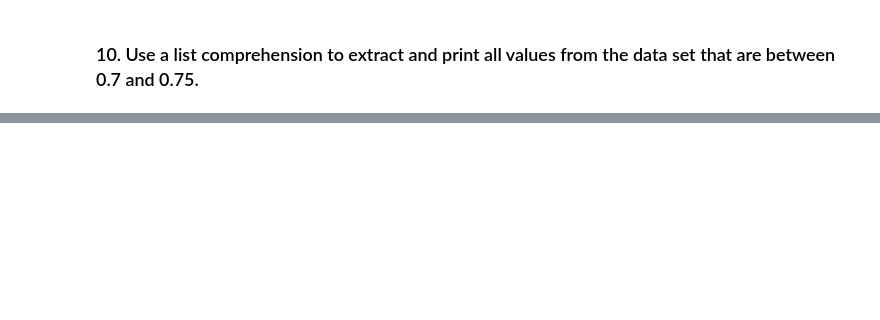
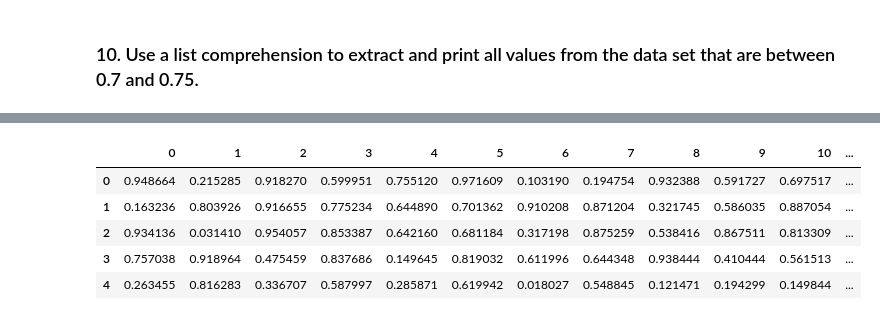
Before and after one commit to ta-data-mexpt/Lab-list-comprehension, a Jupyter notebook: lab-list-comprehensions/your-code/main.ipynb, the cells around one changed output, grey strips where cells are left out. Cells and saved outputs as stored; diff of their text form; code cells hidden in the pictures; blank space fills up the shorter version.

```diff
--- a/lab-list-comprehensions/your-code/main.ipynb
+++ b/lab-list-comprehensions/your-code/main.ipynb
@@ -56,0 +138,9 @@ b = np.array([[[0.55867166, 0.06210792, 0.08147297],
+# %%
+df
+# %% [output]
+|  | 0 | 1 | 2 | 3 | 4 | 5 | 6 | 7 | 8 | 9 | 10 | ... |
+| 0 | 0.948664 | 0.215285 | 0.918270 | 0.599951 | 0.755120 | 0.971609 | 0.103190 | 0.194754 | 0.932388 | 0.591727 | 0.697517 | ... |
+| 1 | 0.163236 | 0.803926 | 0.916655 | 0.775234 | 0.644890 | 0.701362 | 0.910208 | 0.871204 | 0.321745 | 0.586035 | 0.887054 | ... |
+| 2 | 0.934136 | 0.031410 | 0.954057 | 0.853387 | 0.642160 | 0.681184 | 0.317198 | 0.875259 | 0.538416 | 0.867511 | 0.813309 | ... |
+| 3 | 0.757038 | 0.918964 | 0.475459 | 0.837686 | 0.149645 | 0.819032 | 0.611996 | 0.644348 | 0.938444 | 0.410444 | 0.561513 | ... |
+| 4 | 0.263455 | 0.816283 | 0.336707 | 0.587997 | 0.285871 | 0.619942 | 0.018027 | 0.548845 | 0.121471 | 0.194299 | 0.149844 | ... |
```
Also changed, not shown: parts of 12 cells of this notebook.
